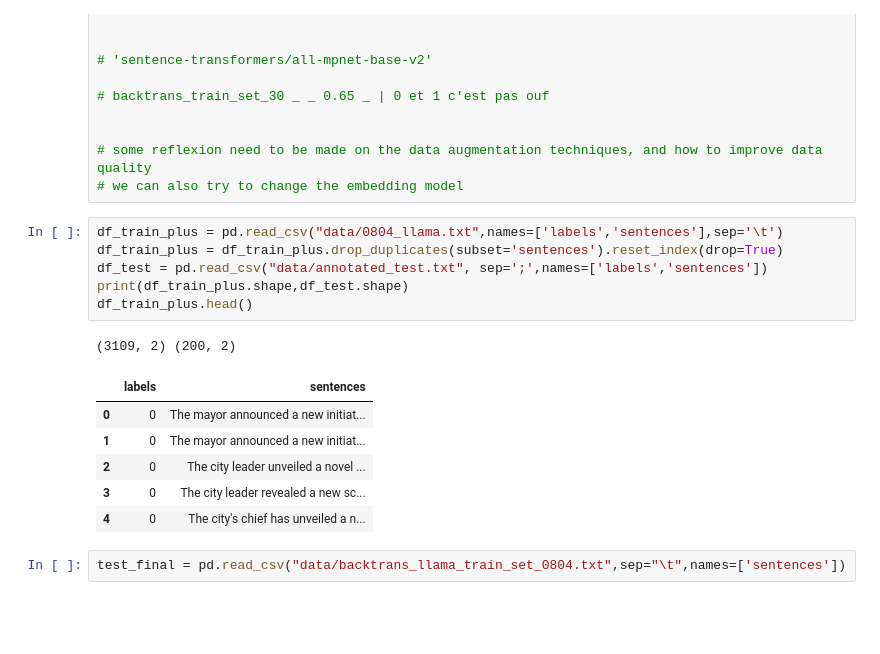
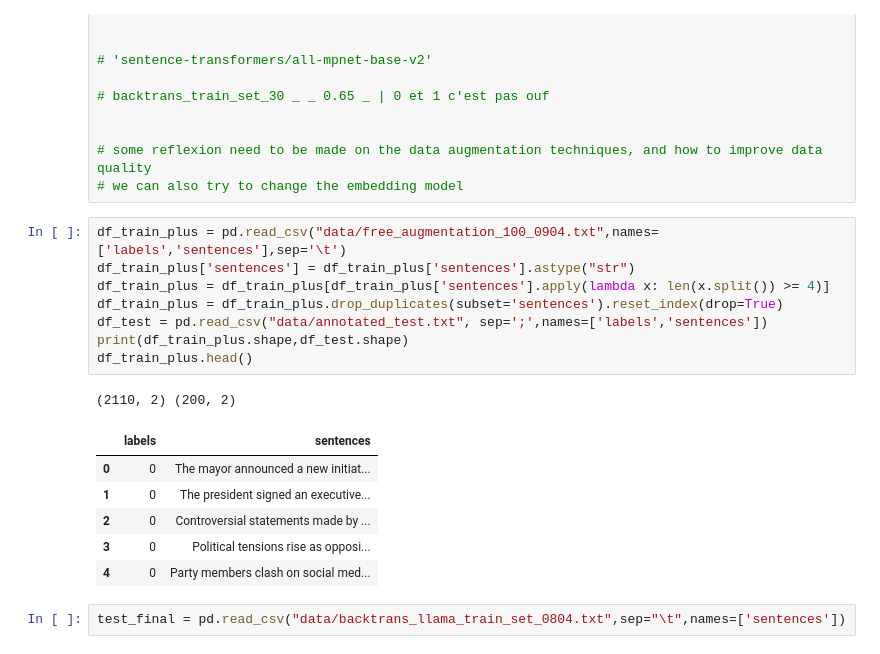
Before and after one commit to baptlem/sentence_classification, a Jupyter notebook: matthias_notebook.ipynb, the cells around one changed output. Saved outputs shown, nothing was run; the diff lists cells and outputs as text; blank space fills up the shorter version.

```diff
--- a/matthias_notebook.ipynb
+++ b/matthias_notebook.ipynb
@@ -72,19 +73,21 @@ embedding = 'sentence-transformers/all-MiniLM-L6-v2'
 # some reflexion need to be made on the data augmentation techniques, and how to improve data quality
 # we can also try to change the embedding model
 # %%
-df_train_plus = pd.read_csv("data/0804_llama.txt",names=['labels','sentences'],sep='\t')
+df_train_plus = pd.read_csv("data/free_augmentation_100_0904.txt",names=['labels','sentences'],sep='\t')
+df_train_plus['sentences'] = df_train_plus['sentences'].astype("str")
+df_train_plus = df_train_plus[df_train_plus['sentences'].apply(lambda x: len(x.split()) >= 4)]
 df_train_plus = df_train_plus.drop_duplicates(subset='sentences').reset_index(drop=True)
 df_test = pd.read_csv("data/annotated_test.txt", sep=';',names=['labels','sentences'])
 print(df_train_plus.shape,df_test.shape)
 df_train_plus.head()
 # %% [output]
-(3109, 2) (200, 2)
+(2110, 2) (200, 2)
 |  | labels | sentences |
 | 0 | 0 | The mayor announced a new initiat... |
-| 1 | 0 | The mayor announced a new initiat... |
-| 2 | 0 | The city leader unveiled a novel ... |
-| 3 | 0 | The city leader revealed a new sc... |
-| 4 | 0 | The city's chief has unveiled a n... |
+| 1 | 0 | The president signed an executive... |
+| 2 | 0 | Controversial statements made by ... |
+| 3 | 0 | Political tensions rise as opposi... |
+| 4 | 0 | Party members clash on social med... |
 # %%
 test_final = pd.read_csv("data/backtrans_llama_train_set_0804.txt",sep="\t",names=['sentences'])
 # %%
```
Also changed, not shown: parts of 16 cells of this notebook, 7 other files.
